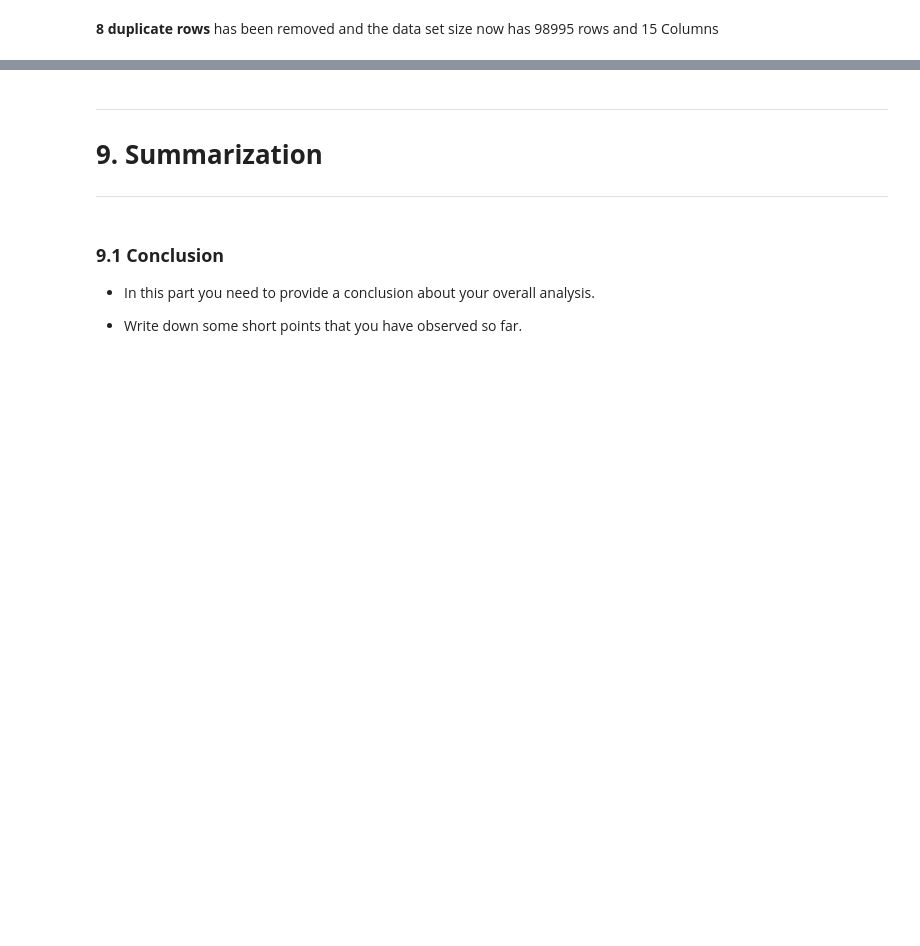
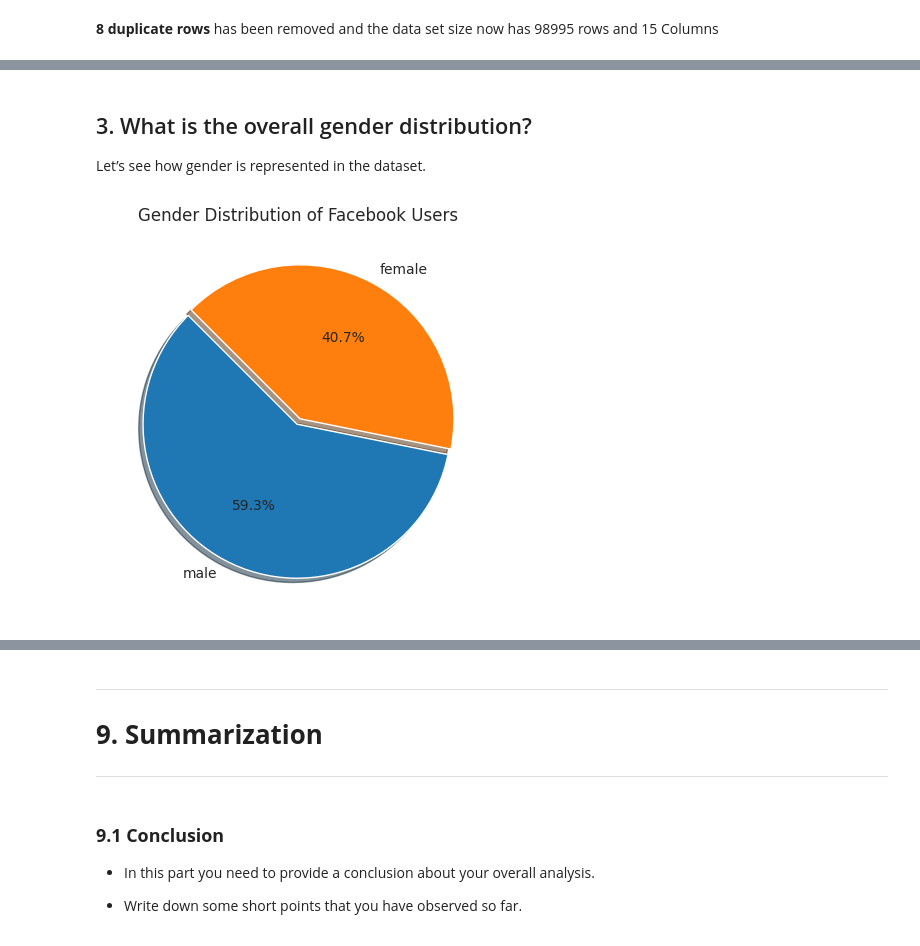
Before and after one commit to amitkharche/exploratory_data_analysis_projects_amit_kharche, a Jupyter notebook: 04.EDA_facebook_utilization_amit_kharche/Accredian_Analysis on Facebook Utilization.ipynb, the cells around one changed output, grey strips where cells are left out. Saved outputs shown, nothing was run; the diff lists cells and outputs as text; code cells hidden in the pictures; blank space fills up the shorter version.

```diff
--- a/04.EDA_facebook_utilization_amit_kharche/Accredian_Analysis on Facebook Utilization.ipynb
+++ b/04.EDA_facebook_utilization_amit_kharche/Accredian_Analysis on Facebook Utilization.ipynb
@@ -438,0 +480,15 @@ facebook_df.describe(include='all')
+# %% [markdown]
+## 3. What is the overall gender distribution?
+Let’s see how gender is represented in the dataset.
+# %%
+facebook_df['gender'].value_counts().plot(kind='pie',
+                                           explode=[0.02, 0.02],
+                                           autopct='%1.1f%%',
+                                           figsize=(5, 5),
+                                           shadow=True,
+                                           startangle=135)
+plt.title("Gender Distribution of Facebook Users")
+plt.ylabel('')
+plt.show()
+# %% [output]
+[figure, added]
```
Also changed, not shown: parts of 44 cells of this notebook.
